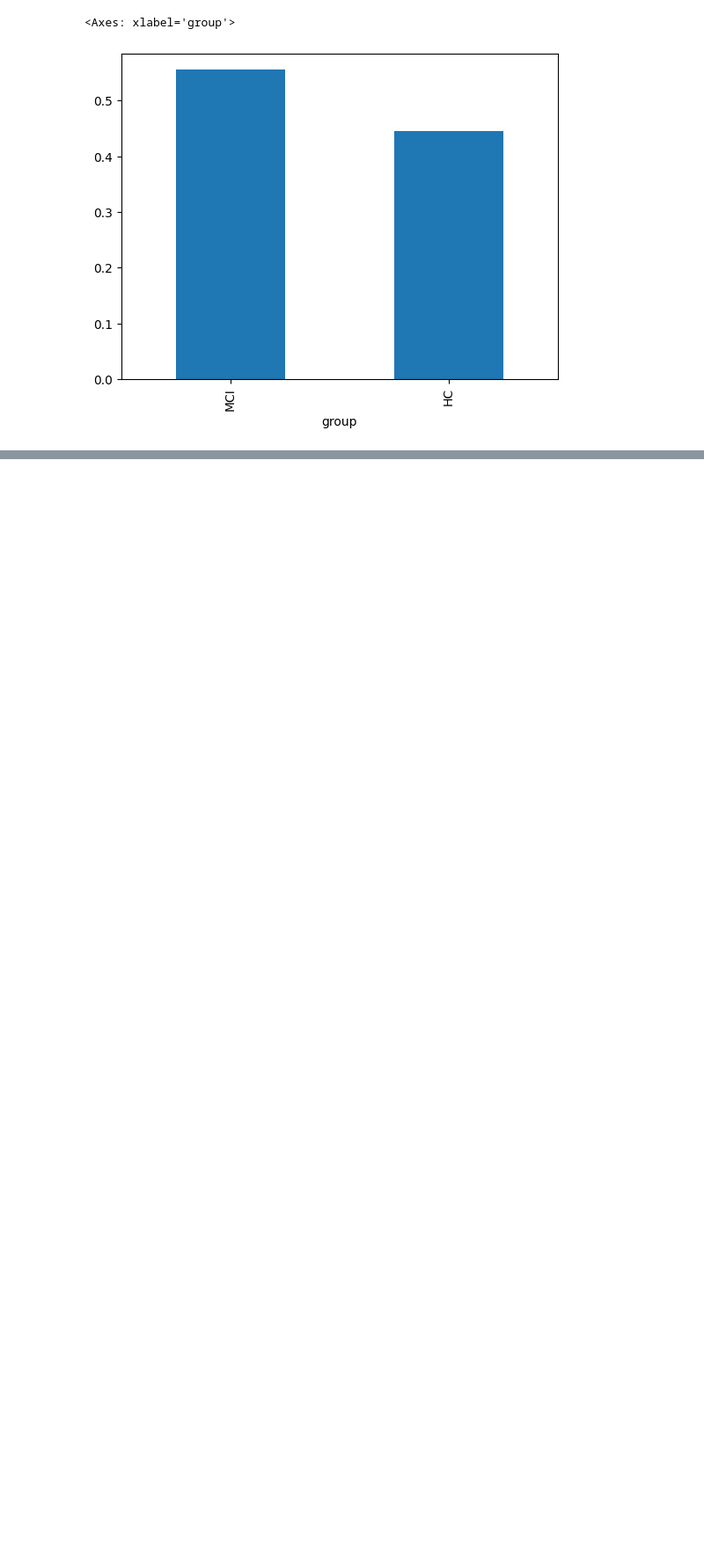
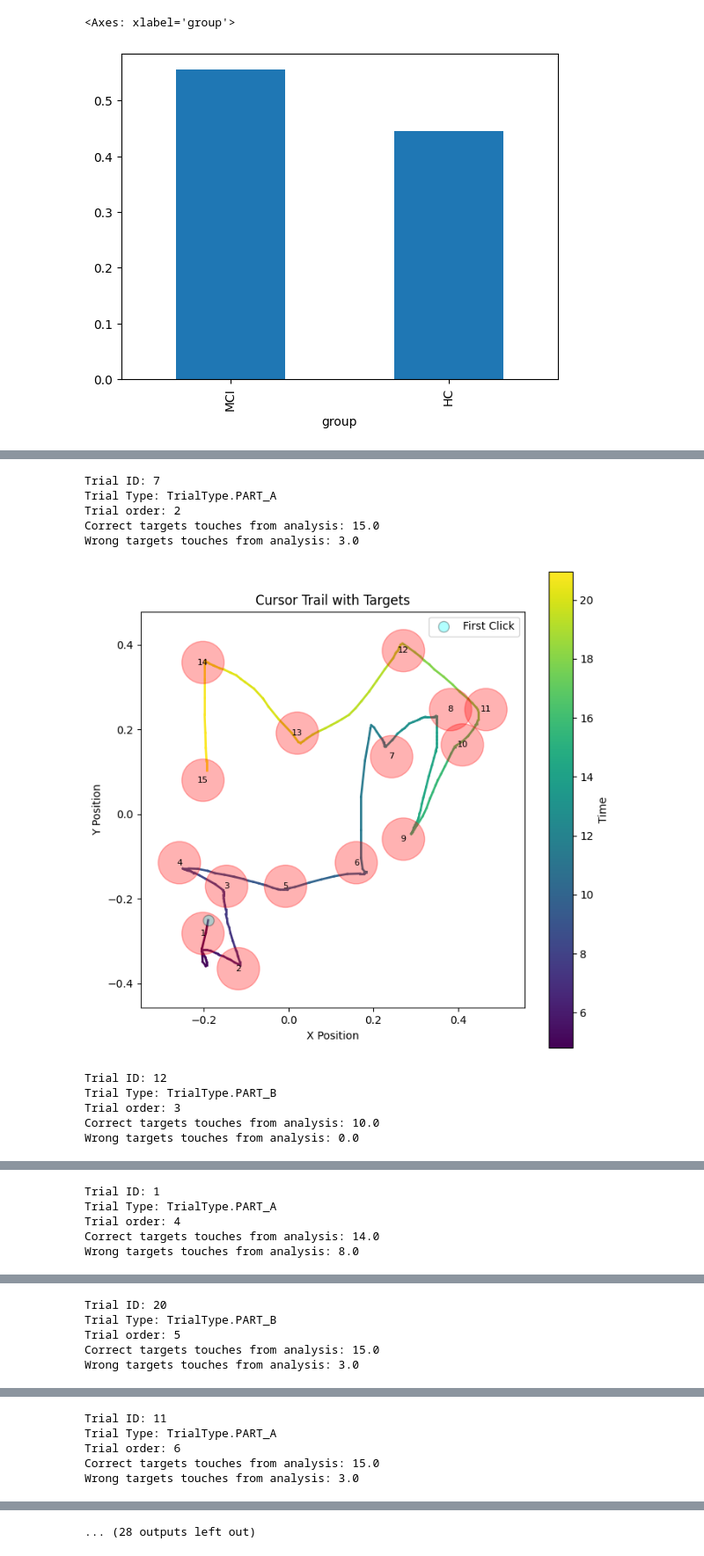
Before and after one commit to gianluca-capelo/tmt-analysis, a Jupyter notebook: notebooks/check_split.ipynb, the cells around one changed output, grey strips where cells are left out. Shown at 88% size. Saved outputs shown, nothing was run; the diff lists cells and outputs as text; code cells hidden in the pictures; blank space fills up the shorter version.

Commit message:
load crosses

```diff
--- a/notebooks/check_split.ipynb
+++ b/notebooks/check_split.ipynb
@@ -12,3 +15,9 @@ eval_set['group'].value_counts(normalize=True).plot(kind='bar')
 # %% [output]
 <Axes: xlabel='group'>
 [figure]
+# %%
+from src import config
+from src.hand_analysis.runner.run_hand_analysis import run_analysis_with_configuration_parameters
+
+analysis = run_analysis_with_configuration_parameters(config.DATA_DIR)
+experiment = analysis.experiment
@@ -14,0 +62,3 @@ eval_set['group'].value_counts(normalize=True).plot(kind='bar')
+# %%
+subject = experiment.subjects["0063"]
+subject
@@ -14,0 +162,5 @@ eval_set['group'].value_counts(normalize=True).plot(kind='bar')
+# %%
+from src.hand_analysis.loader.load_last_split import load_last_analysis
+train_set, _ = load_last_analysis()
+subject_analysis = train_set[train_set['subject_id'] == 63]
+subject_analysis
@@ -14,0 +187,22 @@ eval_set['group'].value_counts(normalize=True).plot(kind='bar')
+# %%
+for trial in subject.testing_trials:
+    print("Trial ID:", trial.id)
+    print("Trial Type:", trial.trial_type)
+    print("Trial order:", trial.order_of_appearance)
+    print("Correct targets touches from analysis:", subject_analysis[subject_analysis['trial_id'] == trial.id]['correct_targets_touches'].values[0])
+    print("Wrong targets touches from analysis:", subject_analysis[subject_analysis['trial_id'] == trial.id]['wrong_targets_touches'].values[0])
+
+    plot_with_color(trial, subject.canvas_size, subject.target_radius)
+    plt.show()
+# %% [output]
+Trial ID: 7
+Trial Type: TrialType.PART_A
+Trial order: 2
+Correct targets touches from analysis: 15.0
+Wrong targets touches from analysis: 3.0
+[figure, added]
+Trial ID: 12
+Trial Type: TrialType.PART_B
+Trial order: 3
+Correct targets touches from analysis: 10.0
+Wrong targets touches from analysis: 0.0
@@ -14,0 +210,5 @@ eval_set['group'].value_counts(normalize=True).plot(kind='bar')
+Trial ID: 1
+Trial Type: TrialType.PART_A
+Trial order: 4
+Correct targets touches from analysis: 14.0
+Wrong targets touches from analysis: 8.0
@@ -14,0 +216,5 @@ eval_set['group'].value_counts(normalize=True).plot(kind='bar')
+Trial ID: 20
+Trial Type: TrialType.PART_B
+Trial order: 5
+Correct targets touches from analysis: 15.0
+Wrong targets touches from analysis: 3.0
@@ -14,0 +222,5 @@ eval_set['group'].value_counts(normalize=True).plot(kind='bar')
+Trial ID: 11
+Trial Type: TrialType.PART_A
+Trial order: 6
+Correct targets touches from analysis: 15.0
+Wrong targets touches from analysis: 3.0
@@ -14,0 +234 @@ eval_set['group'].value_counts(normalize=True).plot(kind='bar')
+... (28 outputs left out)
```
Also changed, not shown: parts of 7 cells of this notebook, 2 other files.
